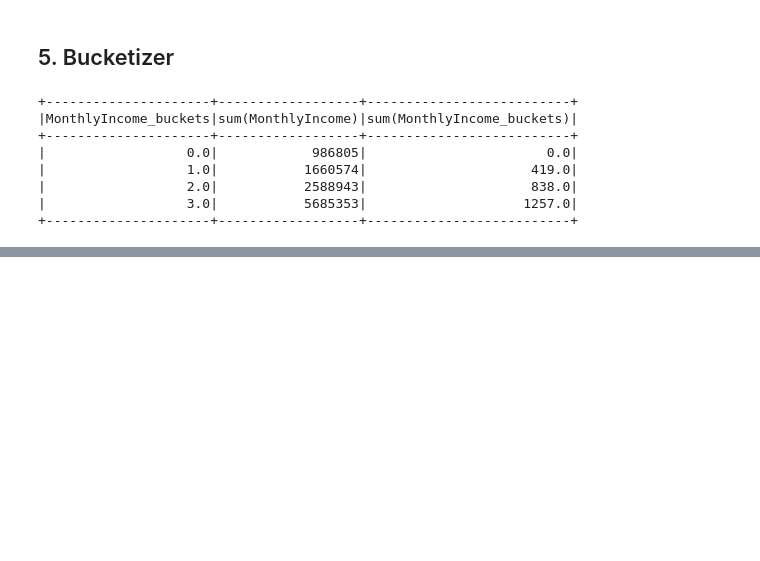
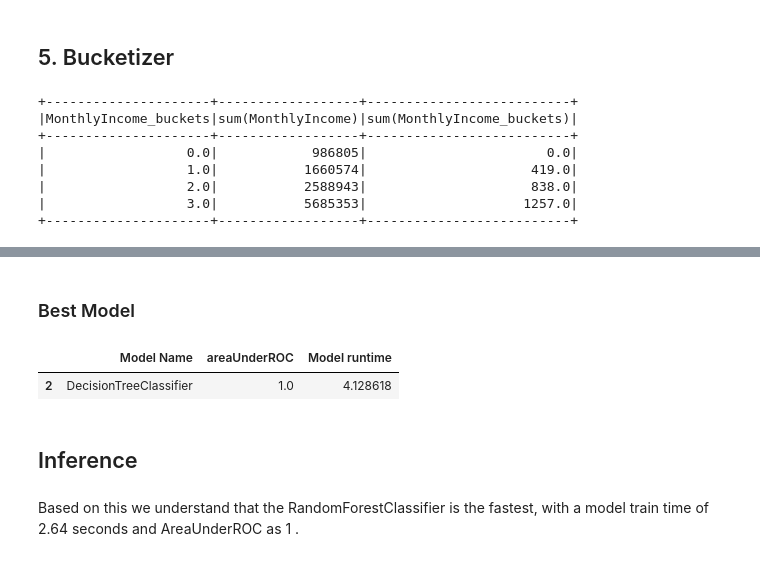
Before and after one commit to NamanJhawar-NMIMS/Classification-with-pyspark, a Jupyter notebook: Assignment_Classification_with_pyspark.ipynb, the cells around one changed output, grey strips where cells are left out. Saved outputs shown, nothing was run; the diff lists cells and outputs as text; code cells hidden in the pictures; blank space fills up the shorter version.

```diff
--- a/Assignment_Classification_with_pyspark.ipynb
+++ b/Assignment_Classification_with_pyspark.ipynb
@@ -463,0 +844,12 @@ session.sql("select Department, count(Department) from attrition_tb group by Dep
+# %% [markdown]
+### Best Model
+# %%
+model_metric_df.sort_values("Model runtime").head(1)
+# %% [output]
+|  | Model Name | areaUnderROC | Model runtime |
+| 2 | DecisionTreeClassifier | 1.0 | 4.128618 |
+# %% [markdown]
+## Inference
+# %% [markdown]
+Based on this we understand that the RandomForestClassifier is the fastest, with a model train time of 2.64 seconds and AreaUnderROC as 1
+.
```
Also changed, not shown: parts of 76 cells of this notebook.
